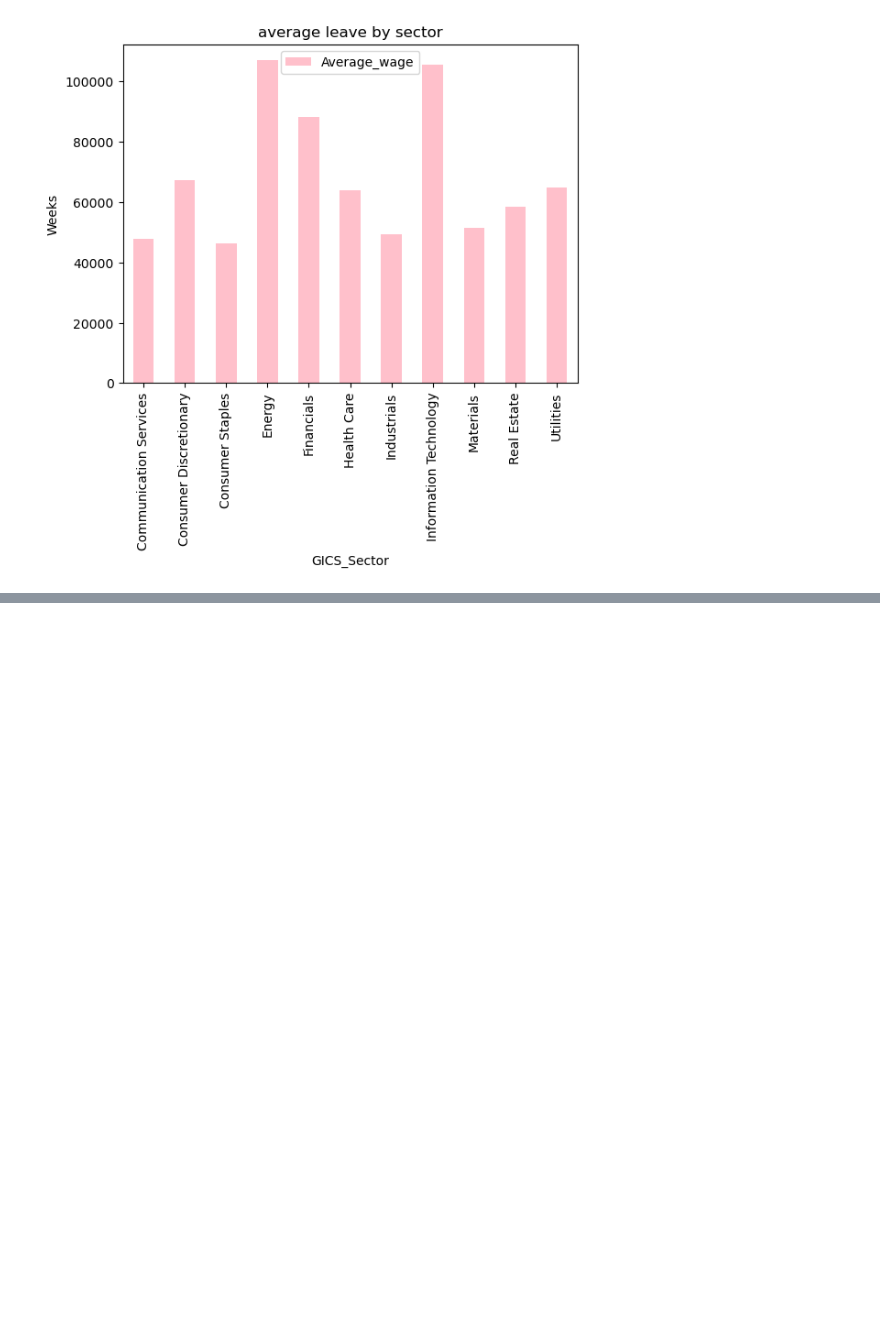
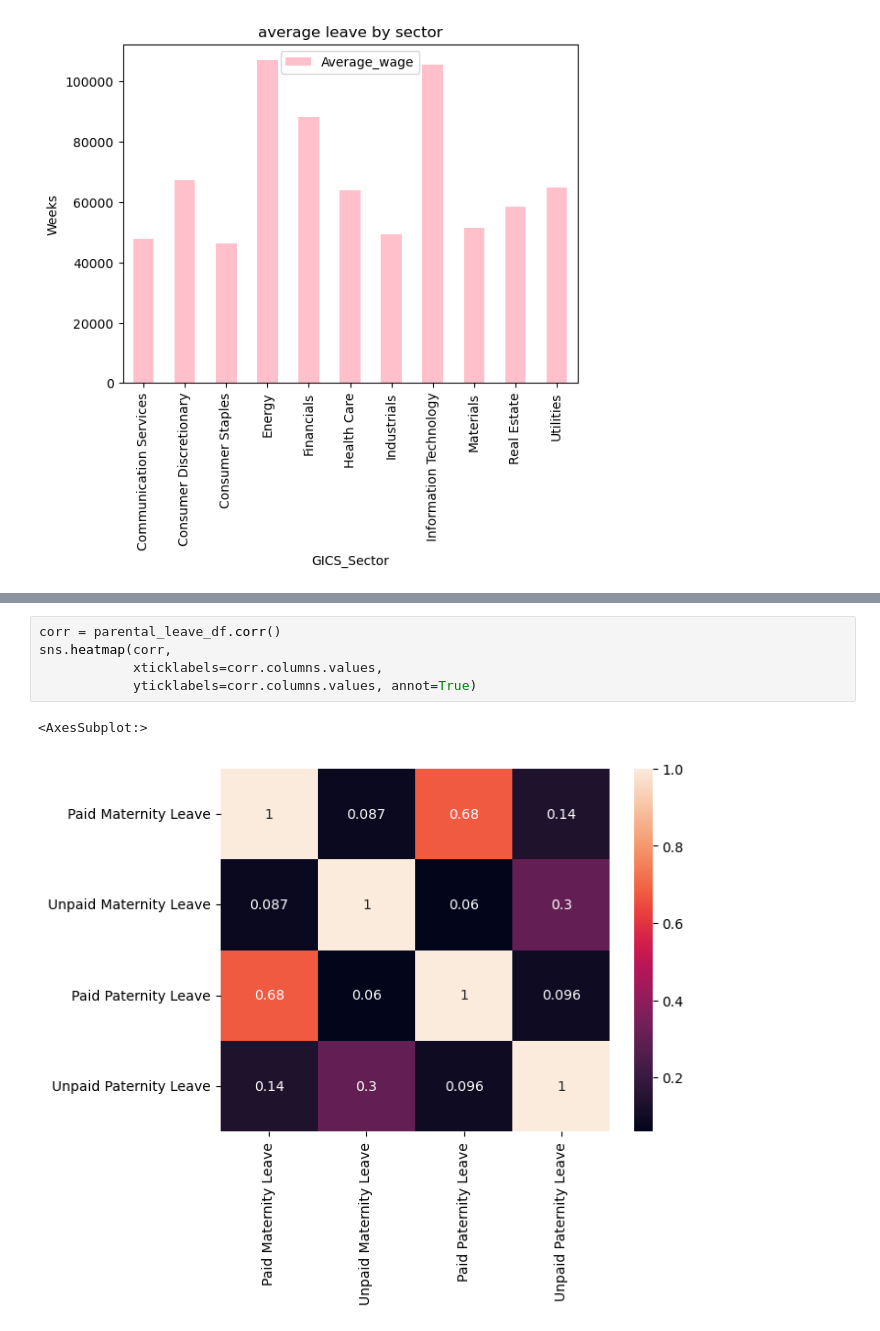
Before and after one commit to moic10x/Project-1-Bootcamp, a Jupyter notebook: Unpaid_Maternity_Leave.ipynb, the cells around one changed output, grey strips where cells are left out. Cells and saved outputs as stored; diff of their text form; blank space fills up the shorter version.

```diff
--- a/Unpaid_Maternity_Leave.ipynb
+++ b/Unpaid_Maternity_Leave.ipynb
@@ -228,4 +221,12 @@ sns.heatmap(corr,
 # %% [output]
 <AxesSubplot:>
 [figure]
+# %%
+corr = parental_leave_df.corr()
+sns.heatmap(corr,
+            xticklabels=corr.columns.values,
+            yticklabels=corr.columns.values, annot=True)
+# %% [output]
+<AxesSubplot:>
+[figure, added]
 # %%
```
Also changed, not shown: parts of 16 cells of this notebook.
